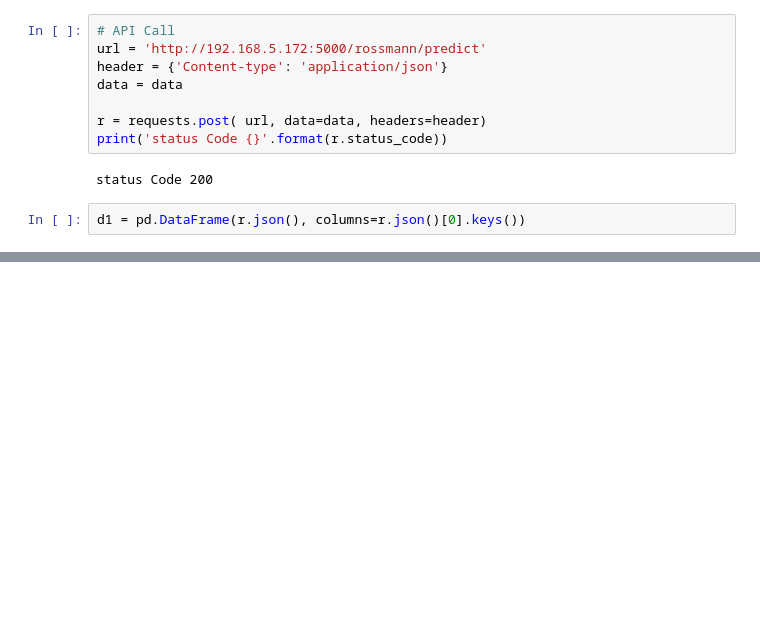
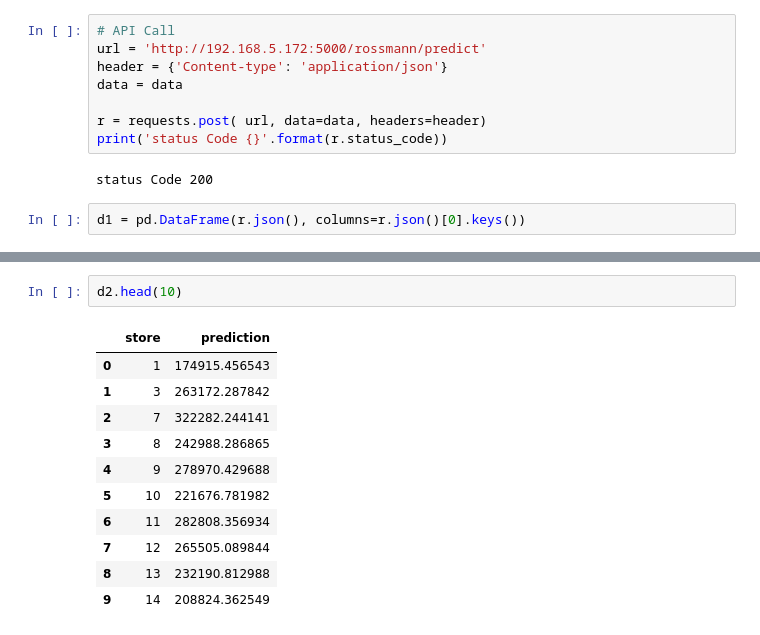
Before and after one commit to jcmazoni/rossmann, a Jupyter notebook: DS_aula1.ipynb, the cells around one changed output, grey strips where cells are left out. Drawn from its saved outputs; the diff is of its cells as text; blank space fills up the shorter version.

```diff
--- a/DS_aula1.ipynb
+++ b/DS_aula1.ipynb
@@ -2113,0 +2139,14 @@ A Loja de numero 202 venderá R$ 371,499.46 nas proximas 6 semanas
+# %%
+d2.head(10)
+# %% [output]
+|  | store | prediction |
+| 0 | 1 | 174915.456543 |
+| 1 | 3 | 263172.287842 |
+| 2 | 7 | 322282.244141 |
+| 3 | 8 | 242988.286865 |
+| 4 | 9 | 278970.429688 |
+| 5 | 10 | 221676.781982 |
+| 6 | 11 | 282808.356934 |
+| 7 | 12 | 265505.089844 |
+| 8 | 13 | 232190.812988 |
+| 9 | 14 | 208824.362549 |
```
Also changed, not shown: parts of 18 cells of this notebook.
